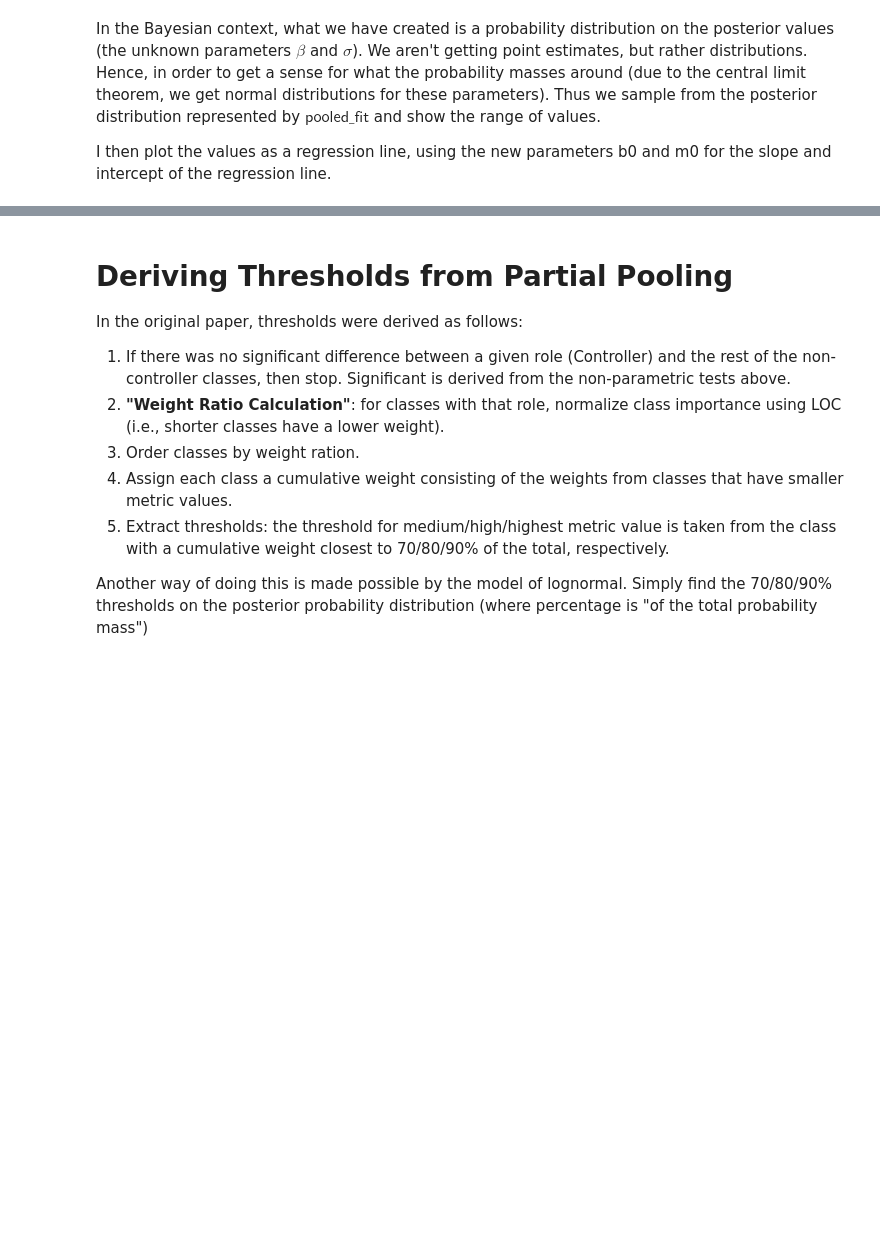
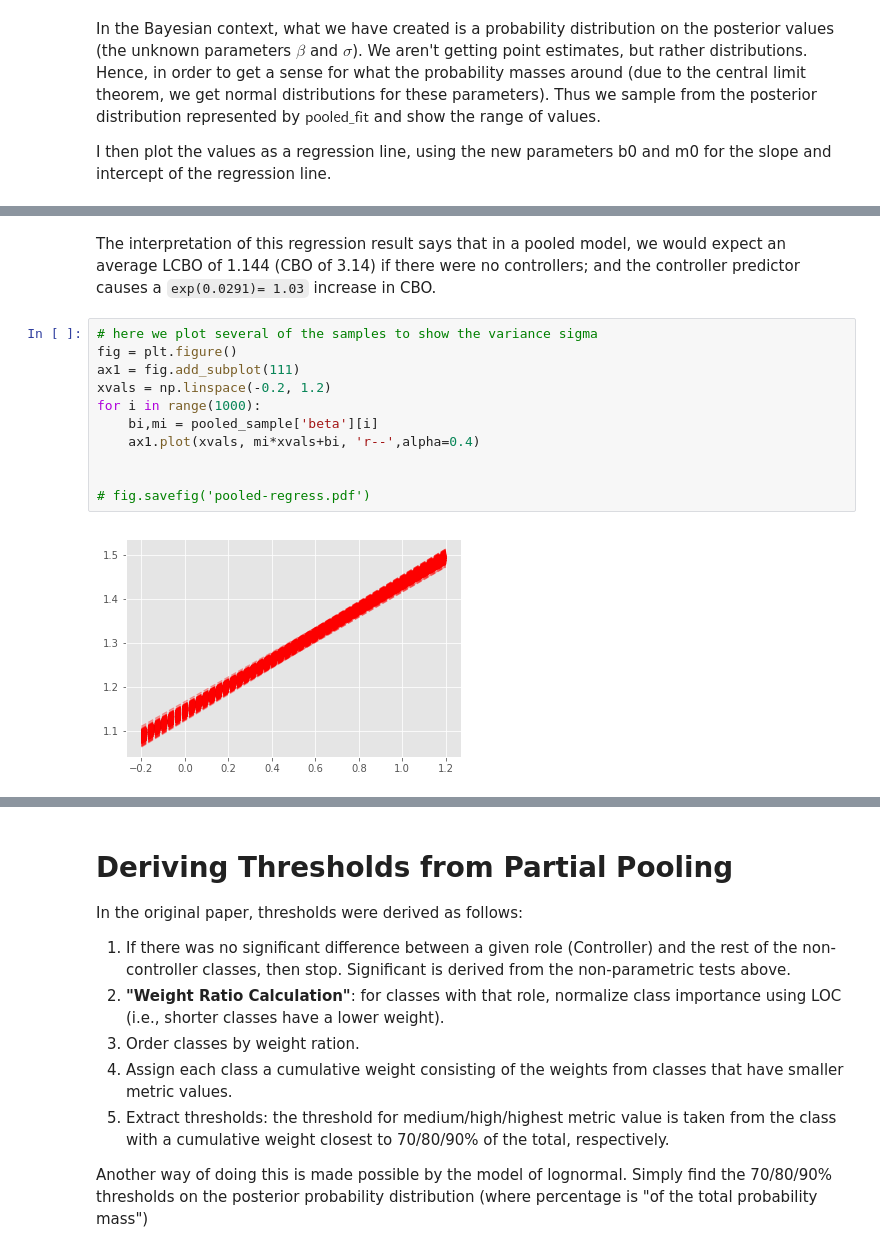
Before and after one commit to neilernst/satt-replication, a Jupyter notebook: satt-replication.ipynb, the cells around one changed output, grey strips where cells are left out. Drawn from its saved outputs; the diff is of its cells as text; blank space fills up the shorter version.

```diff
--- a/satt-replication.ipynb
+++ b/satt-replication.ipynb
@@ -289,0 +432,15 @@ plt.plot(xvals, m0*xvals+b0, 'r--')
+# %% [markdown]
+The interpretation of this regression result says that in a pooled model, we would expect an average LCBO of 1.144 (CBO of 3.14) if there were no controllers; and the controller predictor causes a `exp(0.0291)= 1.03` increase in CBO.
+# %%
+# here we plot several of the samples to show the variance sigma
+fig = plt.figure()
+ax1 = fig.add_subplot(111)
+xvals = np.linspace(-0.2, 1.2)
+for i in range(1000):
+    bi,mi = pooled_sample['beta'][i]
+    ax1.plot(xvals, mi*xvals+bi, 'r--',alpha=0.4)
+
+
+# fig.savefig('pooled-regress.pdf')
+# %% [output]
+[figure, added]
```
Also changed, not shown: parts of 72 cells of this notebook, 4 other files.
